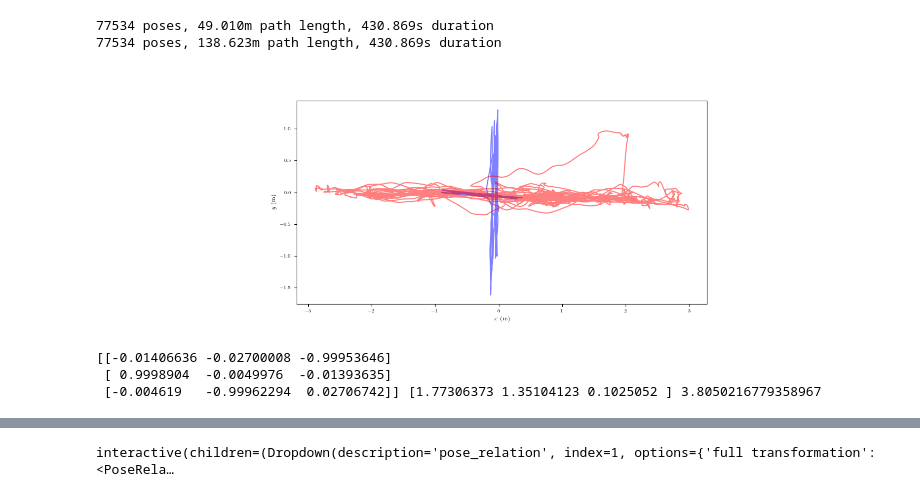
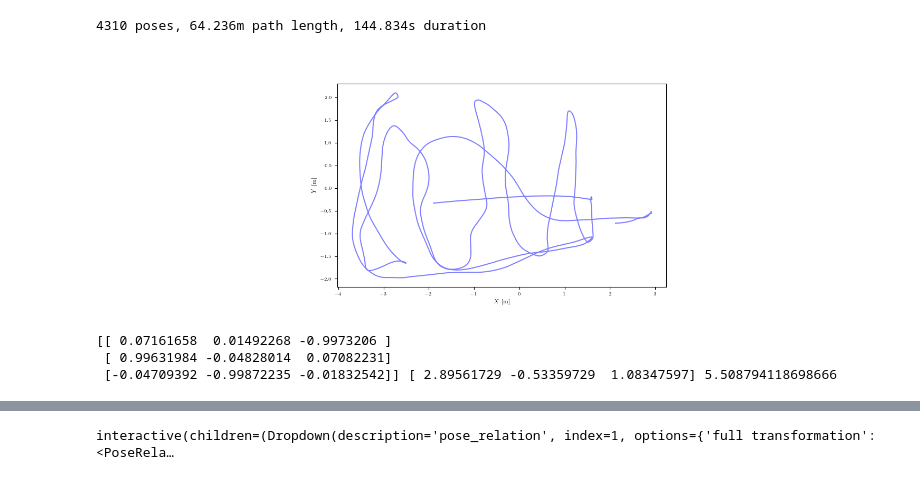
Before and after one commit to proroklab/DVM-SLAM, a Jupyter notebook: src/evaluation/motion_capture_post_processing.ipynb, the cells around one changed output, grey strips where cells are left out. Drawn from its saved outputs; the diff is of its cells as text; code cells hidden in the pictures.

```diff
--- a/src/evaluation/motion_capture_post_processing.ipynb
+++ b/src/evaluation/motion_capture_post_processing.ipynb
@@ -54,8 +54,8 @@ pose_relation_selector=ipywidgets.Dropdown(
     value=PoseRelation.translation_part, description='pose_relation'
 )
 
-agent_ids = [1,2]
-bag_name = "/home/joshuabird/Desktop/mar25_1"
+agent_ids = [1]
+bag_name = "/home/joshuabird/Desktop/apr13_lab_dataset_b"
 
 with open("mocap_calibrations.json", "r") as json_file:
     mocap_calibrations = json.load(json_file)
@@ -104,6 +113,7 @@ for agent_id in agent_ids:
 
 fig = plt.figure()
 ax = plot.prepare_axis(fig, plot_mode=PlotMode.xz)
-plot.traj(ax, PlotMode.xz, traj_ests[1], color="blue", alpha=0.5)
-plot.traj(ax, PlotMode.xz, traj_ests[2], color="red", alpha=0.5)
+
+for agent_id in agent_ids:
+    plot.traj(ax, PlotMode.xz, traj_ests[agent_id], alpha=0.5)
 # %% [output]
@@ -125,12 +134,8 @@ xyz = {agent_id:[] for agent_id in agent_ids}
 quat = {agent_id:[] for agent_id in agent_ids}
 stamps = {agent_id:[] for agent_id in agent_ids}
 
-cam_traj_xyz = []
-cam_traj_quat = []
-cam_traj_stamps = []
-
 with Rosbag2Reader(bag_name) as reader:
-
+    # Read TF ground truth
     topic = "/tf"
     connections = [c for c in reader.connections if c.topic == topic]
     for connection, _, rawdata in reader.messages(connections=connections):
@@ -144,28 +149,9 @@ with Rosbag2Reader(bag_name) as reader:
                 quat[agent_id].append([transform.transform.rotation.w, transform.transform.rotation.x, transform.transform.rotation.y, transform.transform.rotation.z])
                 t = transform.header.stamp
                 stamps[agent_id].append(t.sec + (t.nanosec * 1e-9))
-            elif transform.child_frame_id == "camera_sony":
-                cam_traj_xyz.append([transform.transform.translation.x, transform.transform.translation.y, transform.transform.translation.z])
-                cam_traj_quat.append([transform.transform.rotation.w, transform.transform.rotation.x, transform.transform.rotation.y, transform.transform.rotation.z])
-                t = transform.header.stamp
-                cam_traj_stamps.append(t.sec + (t.nanosec * 1e-9))
 
 for agent_id in agent_ids:
     traj_refs[agent_id] = PoseTrajectory3D(np.array(xyz[agent_id]), np.array(quat[agent_id]), np.array(stamps[agent_id]))
-
-cam_traj = PoseTrajectory3D(np.array(cam_traj_xyz), np.array(cam_traj_quat), np.array(cam_traj_stamps))
-cam_traj.downsample(int((cam_traj.timestamps.max() - cam_traj.timestamps.min()) * 30))
-
-# rotate camera for initial correction
-rotation = mocap_calibrations["camera_sony"]["rotation"]
-rotation_matrix = Rotation.from_quat([rotation["x"], rotation["y"], rotation["z"], rotation["w"]]).as_matrix()
-# rotate camera to have x right, y down, z out of camera.
-rotation_matrix_2 = Rotation.from_euler("zyx", [np.deg2rad(90), np.deg2rad(-90), 0]).as_matrix()
-transform = np.eye(4)
-transform[:3, :3] = rotation_matrix @ rotation_matrix_2
-translation = mocap_calibrations["camera_sony"]["translation"]
-transform[:3, 3] = [translation["x"], translation["y"], translation["z"]]
-cam_traj.transform(transform, right_mul=True)
 
 # correct robomaster mocap data
 for agent_id in agent_ids:
@@ -184,14 +183,12 @@ for agent_id in agent_ids:
 # %%
+fig = plt.figure()
+ax = plot.prepare_axis(fig, plot_mode=PlotMode.xy)
+
 for agent_id in agent_ids:
     print(traj_refs[agent_id])
-
-fig = plt.figure()
-ax = plot.prepare_axis(fig, plot_mode=PlotMode.xy)
-plot.traj(ax, PlotMode.xy, traj_refs[1], color="blue", alpha=0.5)
-plot.traj(ax, PlotMode.xy, traj_refs[2], color="red", alpha=0.5)
+    plot.traj(ax, PlotMode.xy, traj_refs[agent_id], color="blue", alpha=0.5)
 # %% [output]
-77534 poses, 49.010m path length, 430.869s duration
-77534 poses, 138.623m path length, 430.869s duration
+4310 poses, 64.236m path length, 144.834s duration
-[figure, old version]
+[figure, new version]
 # %%
 # Example 1
@@ -208,6 +209,7 @@ for agent_id in agent_ids:
 # %%
 from evo.core import sync
 from evo.core.trajectory import align_multiple
+from sensor_msgs_py.point_cloud2 import read_points
 
 max_diff = 0.1
 
@@ -222,15 +224,11 @@ rotation_matrix, translation_vector, scale = align_multiple(list(traj_ests_ass.v
 transform = np.eye(4)
 
 transform[:3, :3] = rotation_matrix
+transform[:3, :3] = scale * rotation_matrix
 transform[:3, 3] = translation_vector.reshape(3)
-transform[0, 0] *= scale
-transform[1, 1] *= scale
-transform[2, 2] *= scale
-
-# cam_traj.transform(transform)
 
 print(rotation_matrix, translation_vector, scale)
 # %% [output]
-[[-0.01406636 -0.02700008 -0.99953646]
- [ 0.9998904  -0.0049976  -0.01393635]
- [-0.004619   -0.99962294  0.02706742]] [1.77306373 1.35104123 0.1025052 ] 3.8050216779358967
+[[ 0.07161658  0.01492268 -0.9973206 ]
+ [ 0.99631984 -0.04828014  0.07082231]
+ [-0.04709392 -0.99872235 -0.01832542]] [ 2.89561729 -0.53359729  1.08347597] 5.508794118698666
```
Also changed, not shown: parts of 23 cells of this notebook.
